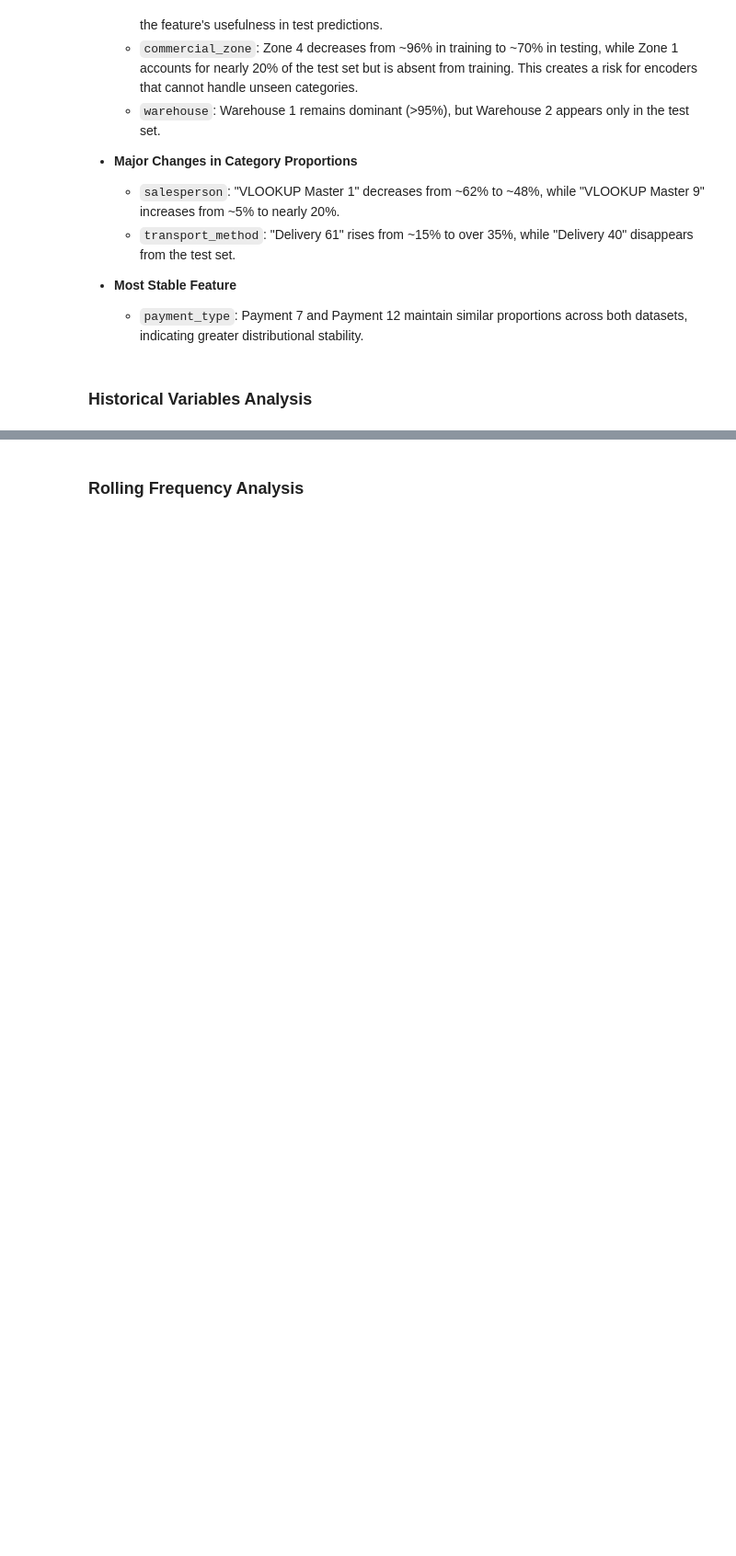
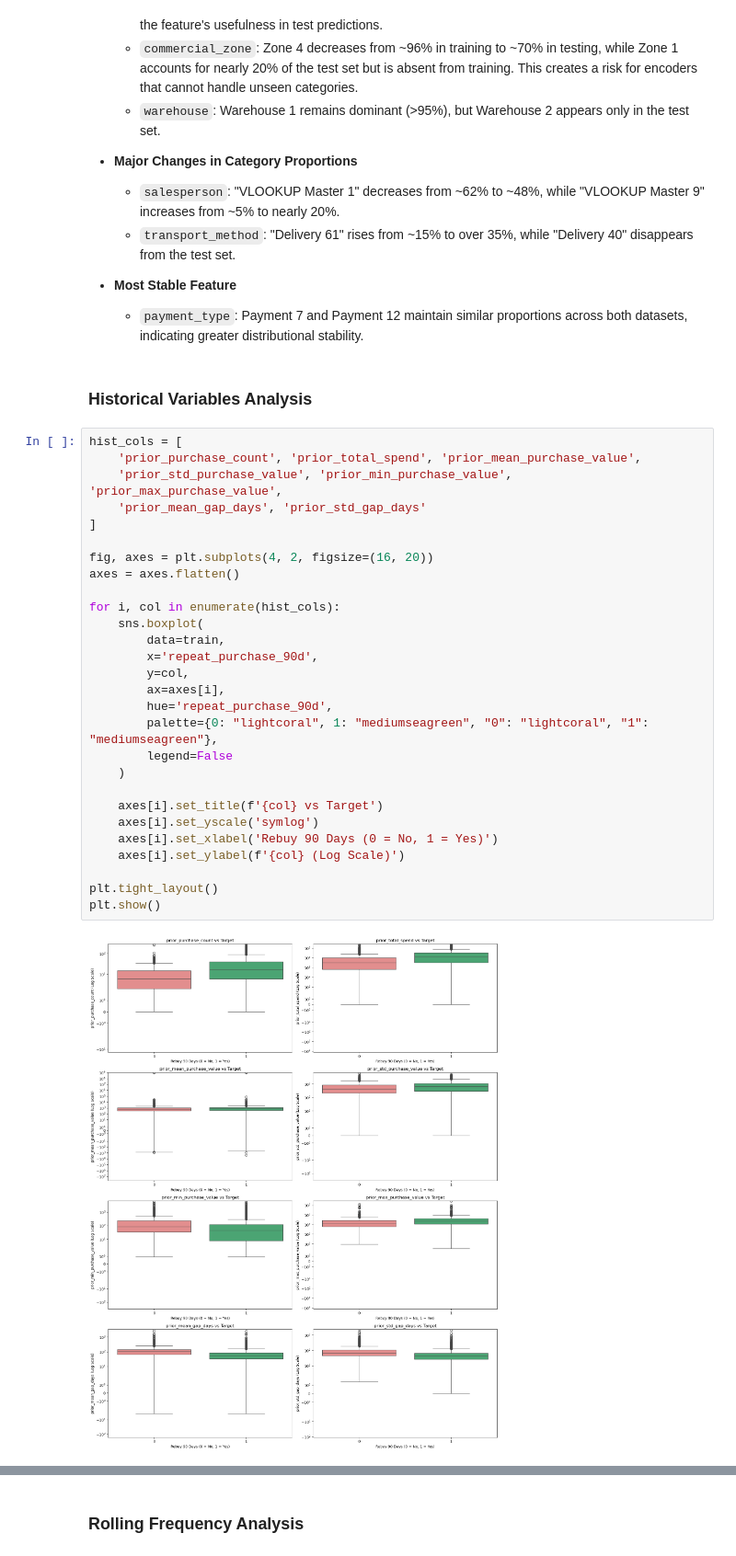
Before and after one commit to luisrafaelsoeiro/ETAI_Project, a Jupyter notebook: exploration.ipynb, the cells around one changed output, grey strips where cells are left out. Shown at 92% size. Drawn from its saved outputs; the diff is of its cells as text; blank space fills up the shorter version.

```diff
--- a/exploration.ipynb
+++ b/exploration.ipynb
@@ -985,3 +985,33 @@ Comparing categorical distributions across the training and test sets reveals su
   - `payment_type`: Payment 7 and Payment 12 maintain similar proportions across both datasets, indicating greater distributional stability.
 # %% [markdown]
 ### Historical Variables Analysis
+# %%
+hist_cols = [
+    'prior_purchase_count', 'prior_total_spend', 'prior_mean_purchase_value',
+    'prior_std_purchase_value', 'prior_min_purchase_value', 'prior_max_purchase_value',
+    'prior_mean_gap_days', 'prior_std_gap_days'
+]
+
+fig, axes = plt.subplots(4, 2, figsize=(16, 20))
+axes = axes.flatten()
+
+for i, col in enumerate(hist_cols):
+    sns.boxplot(
+        data=train,
+        x='repeat_purchase_90d',
+        y=col,
+        ax=axes[i],
+        hue='repeat_purchase_90d',
+        palette={0: "lightcoral", 1: "mediumseagreen", "0": "lightcoral", "1": "mediumseagreen"},
+        legend=False
+    )
+
+    axes[i].set_title(f'{col} vs Target')
+    axes[i].set_yscale('symlog')
+    axes[i].set_xlabel('Rebuy 90 Days (0 = No, 1 = Yes)')
+    axes[i].set_ylabel(f'{col} (Log Scale)')
+
+plt.tight_layout()
+plt.show()
+# %% [output]
+[figure, added]
```
Also changed, not shown: parts of 14 cells of this notebook.
